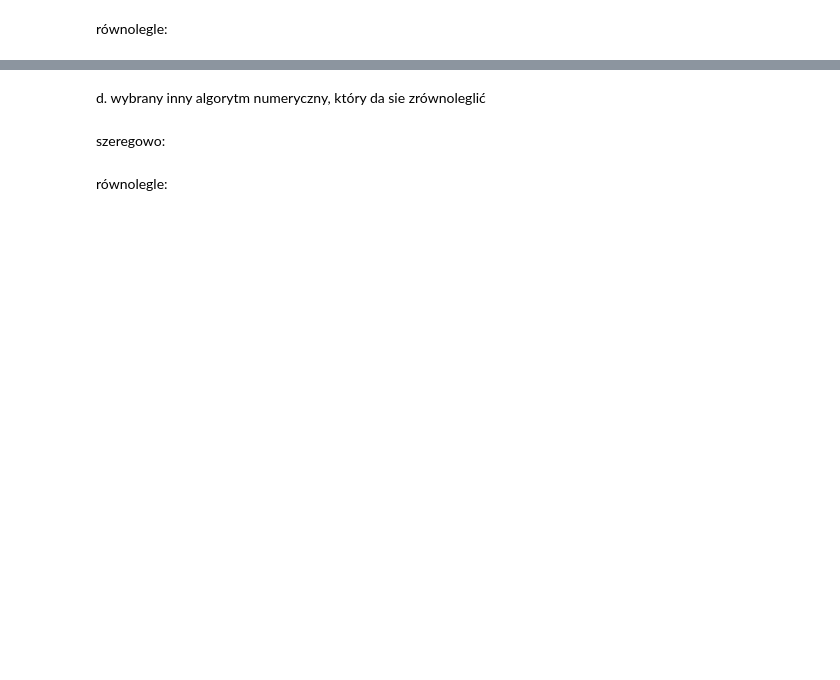
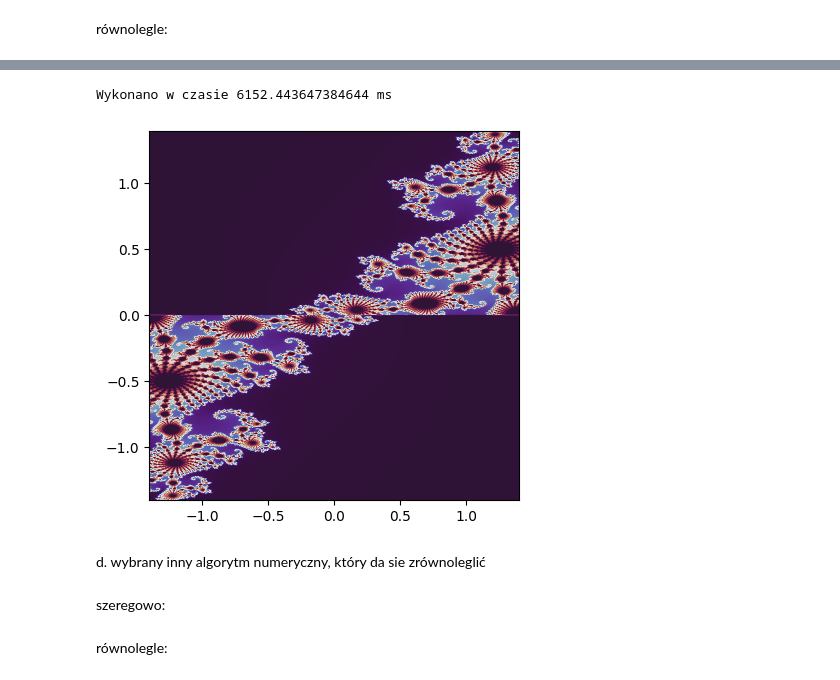
Before and after one commit to Szymqn/ProgramowanieRownolegleIRozproszone, a Jupyter notebook: lab4/zadanie1.ipynb, the cells around one changed output, grey strips where cells are left out. Drawn from its saved outputs; the diff is of its cells as text; code cells hidden in the pictures; blank space fills up the shorter version.

```diff
--- a/lab4/zadanie1.ipynb
+++ b/lab4/zadanie1.ipynb
@@ -100,2 +118,11 @@ szeregowo:
 # %% [markdown]
 równolegle:
+# %%
+def pi_part(n):
+  count = 0
+  for i in range(int(n)):
+    x, y = random(), random()
+    r = sqrt(pow(x, 2) + pow(y, 2))
+    if r < 1:
+      count += 1
+  return count
@@ -112,3 +420,17 @@ równolegle:
+# %%
+start_time = time.time()
+arr = julia_set_parallel(2000, 2000, 200, 2)
+end_time = time.time()
+execution_time = end_time - start_time
+execution_time *= 1000
+print(f"Wykonano w czasie {execution_time} ms")
+plt.imshow(arr, cmap='twilight_shifted', extent=[-1.4, 1.4, -1.4, 1.4])
+plt.axis('on')
+plt.show()
+plt.close()
+# %% [output]
+Wykonano w czasie 6152.443647384644 ms
+[figure, added]
 # %% [markdown]
 d. wybrany inny algorytm numeryczny, który da sie zrównoleglić
 # %% [markdown]
```
Also changed, not shown: parts of 19 cells of this notebook.
